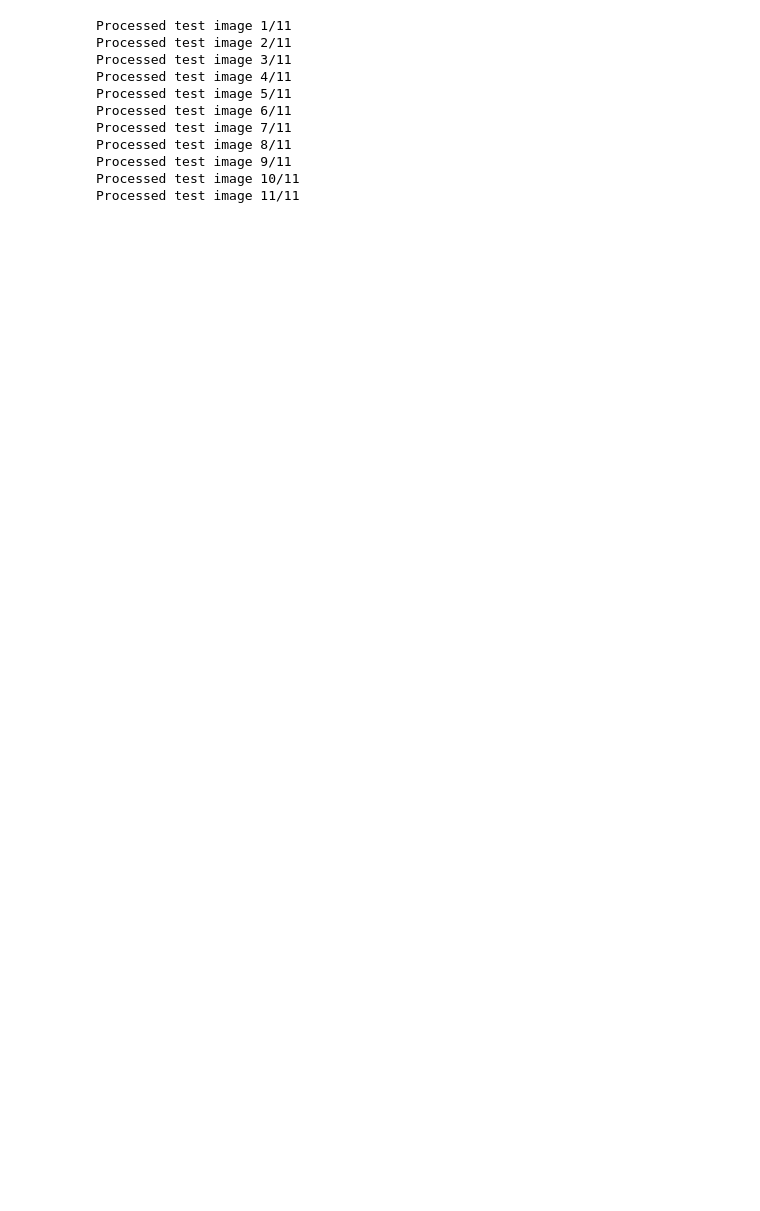
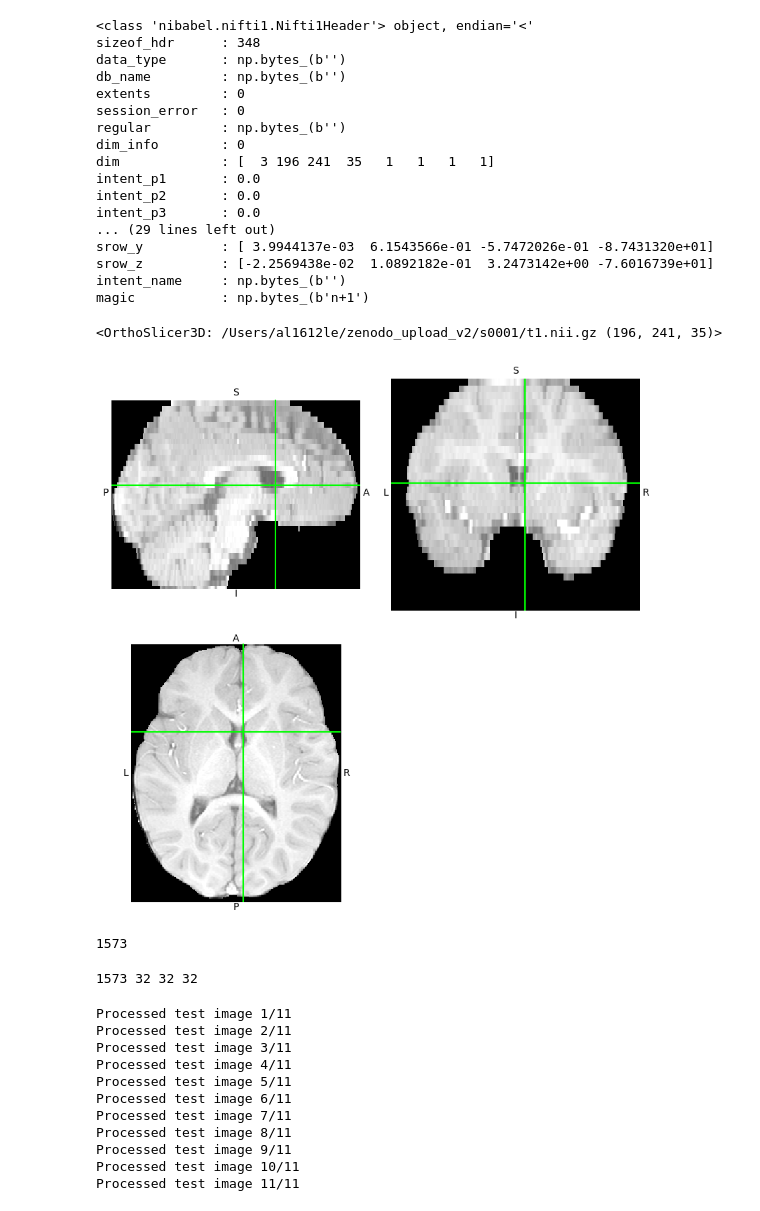
Before and after one commit to almalennartsson-dev/baby-ai-local, a Jupyter notebook: random.ipynb, the cells around one changed output. Saved outputs shown, nothing was run; the diff lists cells and outputs as text; code cells hidden in the pictures; blank space fills up the shorter version.

```diff
--- a/random.ipynb
+++ b/random.ipynb
@@ -19,0 +54,75 @@ ref_img = nib.load(str(t1_files[0]))
+# %%
+
+test_nifti_t2 = nib.load("/Users/al1612le/zenodo_upload_v2/s0001/t2.nii.gz")
+test_nifti_t1 = nib.load("/Users/al1612le/zenodo_upload_v2/s0001/t1.nii.gz")
+print(test_nifti_t1.header)
+test_nifti_t1.orthoview()
+#print(ref_img.header)
+# %% [output]
+<class 'nibabel.nifti1.Nifti1Header'> object, endian='<'
+sizeof_hdr      : 348
+data_type       : np.bytes_(b'')
+db_name         : np.bytes_(b'')
+extents         : 0
+session_error   : 0
+regular         : np.bytes_(b'')
+dim_info        : 0
+dim             : [  3 196 241  35   1   1   1   1]
+intent_p1       : 0.0
+intent_p2       : 0.0
+intent_p3       : 0.0
+... (29 lines left out)
+srow_y          : [ 3.9944137e-03  6.1543566e-01 -5.7472026e-01 -8.7431320e+01]
+srow_z          : [-2.2569438e-02  1.0892182e-01  3.2473142e+00 -7.6016739e+01]
+intent_name     : np.bytes_(b'')
+magic           : np.bytes_(b'n+1')
+<OrthoSlicer3D: /Users/al1612le/zenodo_upload_v2/s0001/t1.nii.gz (196, 241, 35)>
+[figure, added]
+# %%
+#try on zenodo dataset
+test_nifti_t2 = nib.load("/Users/al1612le/zenodo_upload_v2/s0001/t2.nii.gz")
+
+test_nifti_t2 = scale_to_reference_img(test_nifti_t2, ref_img)
+test_nifti_t2 = pad_to_shape(test_nifti_t2, target_shape)
+test_nifti_t2_patches = extract_3D_patches(test_nifti_t2.get_fdata(), patch_size, stride=stride)
+print(len(test_nifti_t2_patches))
+test_nifti_t1 = nib.load("/Users/al1612le/zenodo_upload_v2/s0001/t1.nii.gz")
+test_nifti_t1 = scale_to_reference_img(test_nifti_t1, ref_img)
+test_nifti_t1 = pad_to_shape(test_nifti_t1, target_shape)
+test_nifti_t1_patches = extract_3D_patches(test_nifti_t1.get_fdata(), patch_size, stride=stride)
+
+#load Unet weights
+import torch
+from monai.networks.nets import UNet
+#from unet import UNet
+from monai.networks.layers.factories import Norm
+#from unet import UNet
+DATA_DIR = p.Path.home()/"data"/"bobsrepository"
+
+net = UNet(
+    spatial_dims=3,
+    in_channels=2,
+    out_channels=1,
+    channels=(32, 64, 128, 256, 512, 1024),
+    strides=(2, 2, 2, 2, 2),
+    num_res_units=6,
+    norm=None,
+)
+net.load_state_dict(torch.load(DATA_DIR/"outputs"/"2025-11-23T19:03:47.711268_model_weights.pth", map_location="cpu"))
+
+generated_images = []
+real_images = []
+net.eval()
+with torch.no_grad():
+    all_outputs = []
+    for j in range(len(test_nifti_t1_patches)):
+        input1 = torch.tensor(test_nifti_t1_patches[j]).float()
+        input2 = torch.tensor(test_nifti_t2_patches[j]).float()
+        inputs = torch.stack([input1, input2], dim=0).unsqueeze(0)  # (1, 2, 64, 64, 64)
+        output = net(inputs)
+        all_outputs.append(output.squeeze(0).squeeze(0).cpu().numpy())  # (64, 64, 64)
+    print(len(all_outputs), len(all_outputs[0]), len(all_outputs[0][0]), len(all_outputs[0][0][0]))
+    gen_reconstructed = reconstruct_from_patches(all_outputs, target_shape, stride)
+# %% [output]
+1573
+1573 32 32 32
```
Also changed, not shown: parts of 32 cells of this notebook, 13 other files.
